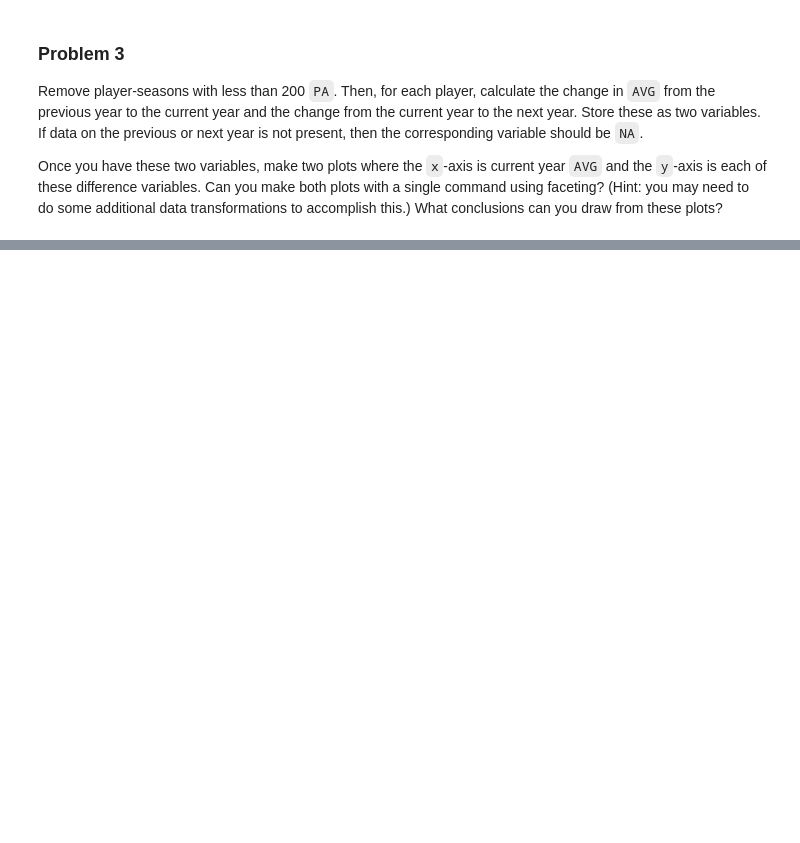
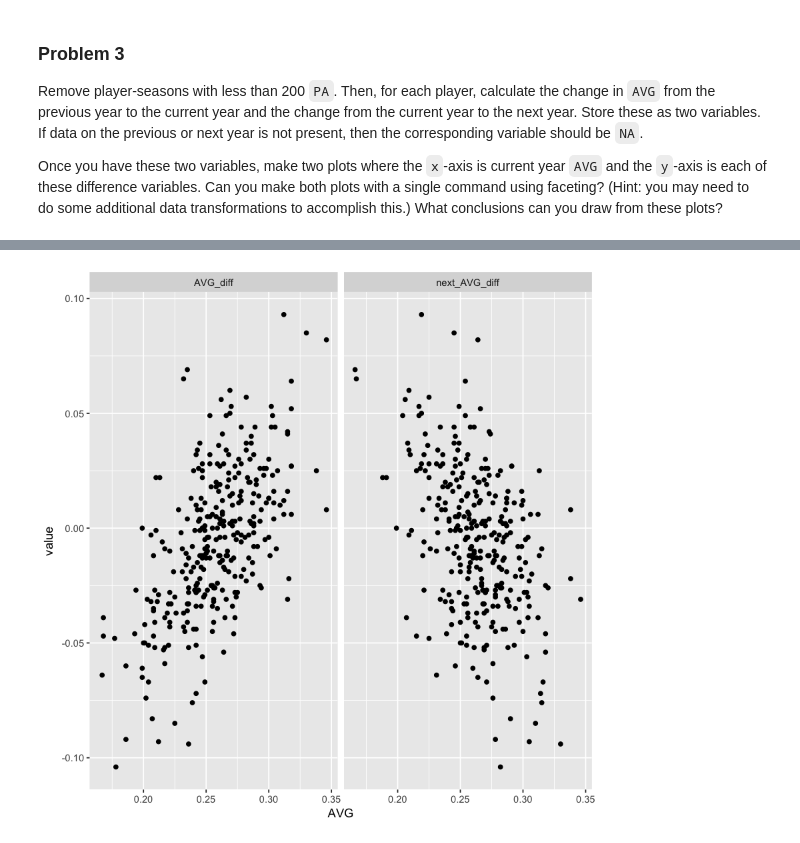
Before and after one commit to bmanzo/stats306_labs, a Jupyter notebook: lab05/stats306_lab05.ipynb, the cells around one changed output, grey strips where cells are left out. Saved outputs shown, nothing was run; the diff lists cells and outputs as text; code cells hidden in the pictures; blank space fills up the shorter version.

```diff
--- a/lab05/stats306_lab05.ipynb
+++ b/lab05/stats306_lab05.ipynb
@@ -137,3 +190,13 @@ Hint: Once you calculate the values you can use a `gather`, `unite`, and `spread
 Remove player-seasons with less than 200 `PA`. Then, for each player, calculate the change in `AVG` from the previous year to the current year and the change from the current year to the next year. Store these as two variables. If data on the previous or next year is not present, then the corresponding variable should be `NA`.
 
 Once you have these two variables, make two plots where the `x`-axis is current year `AVG` and the `y`-axis is each of these difference variables. Can you make both plots with a single command using faceting? (Hint: you may need to do some additional data transformations to accomplish this.) What conclusions can you draw from these plots?
+# %%
+prob3 = mlb %>%
+filter(PA >= 200) %>%
+complete(playerid, year) %>%
+group_by(playerid) %>%
+arrange(playerid, year) %>%
+mutate(AVG_diff = AVG - lag(AVG),
+      next_AVG_diff = lead(AVG) - AVG) %>%
+filter(!is.na(AVG))
+head(prob3)
@@ -139,0 +211,5 @@ Once you have these two variables, make two plots where the `x`-axis is current
+# %%
+prob3_plot = prob3 %>% select(AVG, AVG_diff, next_AVG_diff) %>%
+gather(key=variable, value=value, AVG_diff, next_AVG_diff) %>%
+filter(!is.na(value))
+head(prob3_plot)
@@ -139,0 +225,4 @@ Once you have these two variables, make two plots where the `x`-axis is current
+# %%
+ggplot(prob3_plot, aes(x=AVG, y=value)) + geom_point() + facet_wrap(~variable)
+# %% [output]
+[figure, added]
```
Also changed, not shown: parts of 6 cells of this notebook, 1 other file.
